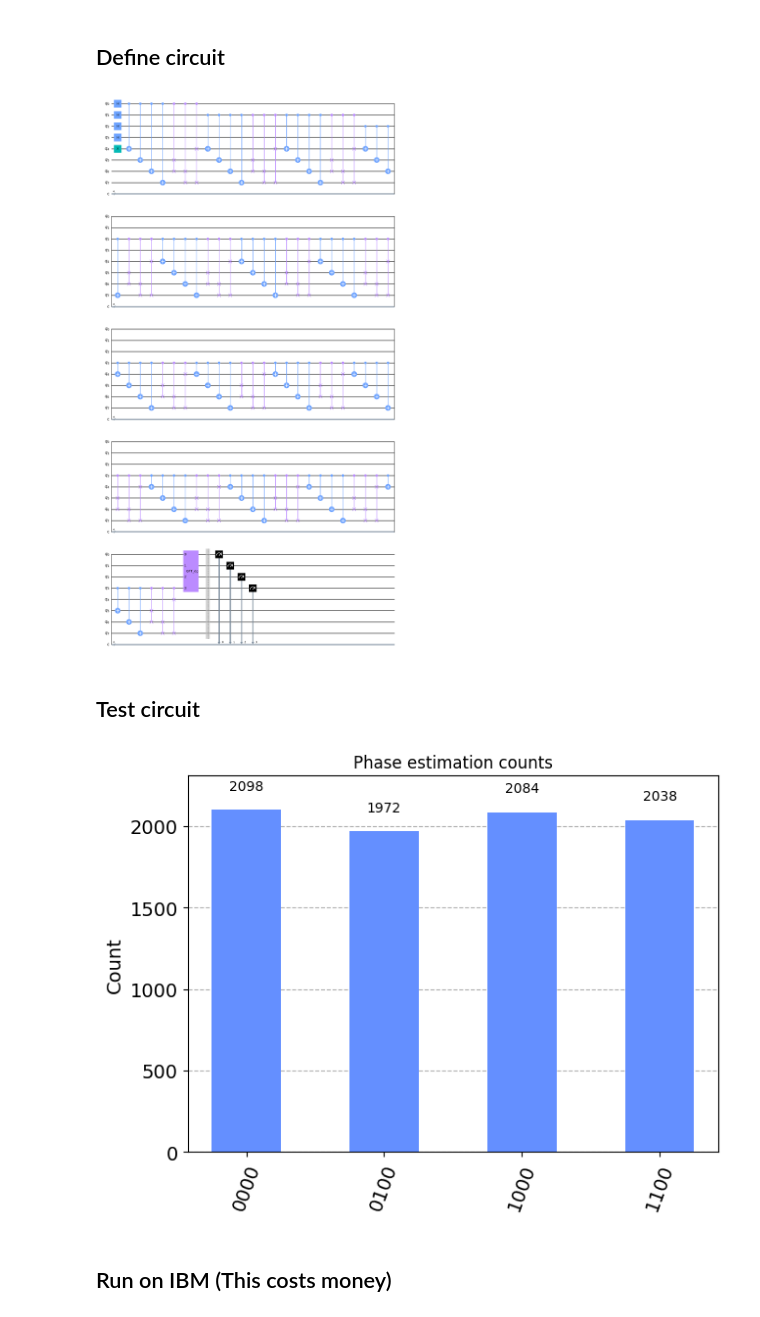
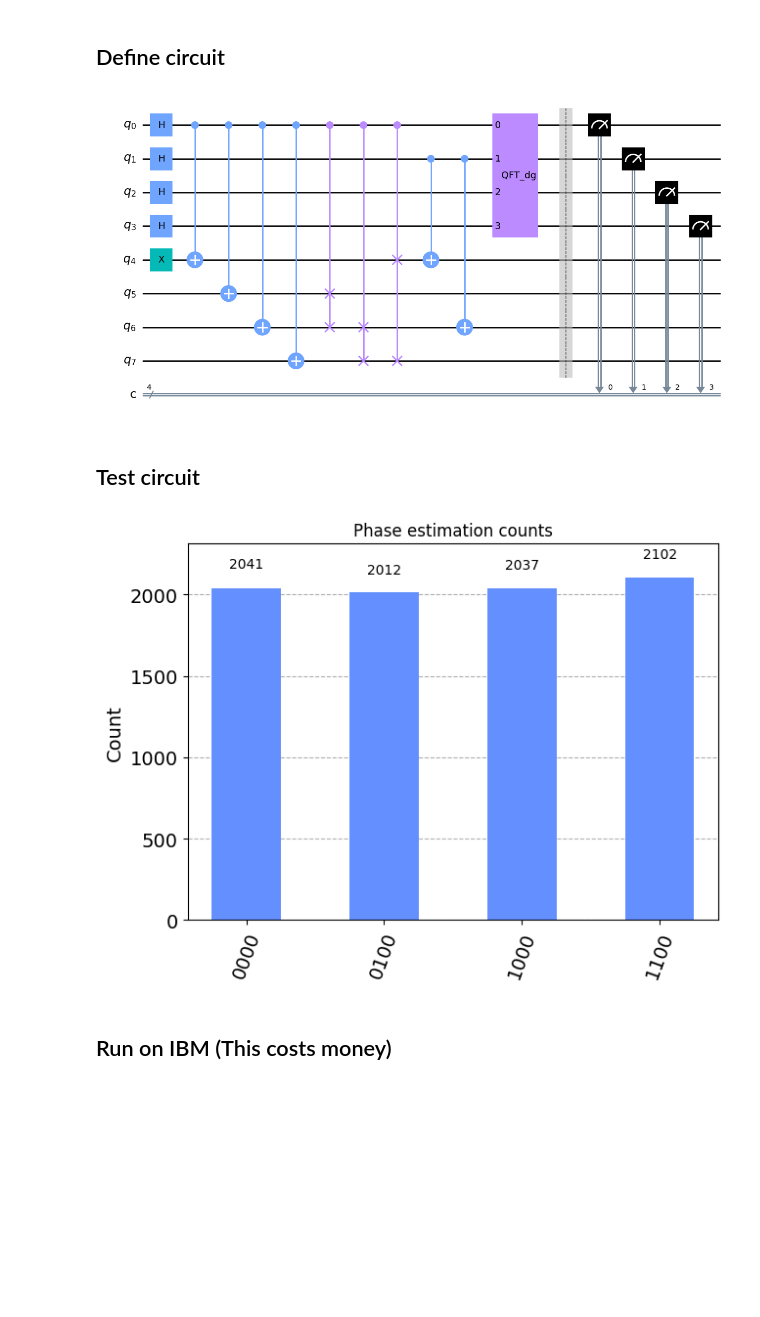
Before and after one commit to P2-718na/qft-speech, a Jupyter notebook: code/runtime-order-finding.ipynb, the cells around one changed output. Cells and saved outputs as stored; diff of their text form; code cells hidden in the pictures; blank space fills up the shorter version.

```diff
--- a/code/runtime-order-finding.ipynb
+++ b/code/runtime-order-finding.ipynb
@@ -11,47 +11,54 @@ from gates import *
 # %%
 circ = QuantumCircuit(8, 4)
 
 circ.h(range(4))
 circ.x(4)
 
 # Compute modular exponentiation for this particular choice
 #circ.append(c_7mod15_gate(1), [0, 4, 5, 6, 7])
 # fixme in pratica queste sono gate ccx, che sono diverse da gate cx, quindi non si riesce
 for _ in range(1):
   for i in range(4, 8):
     circ.cx(0, i)
   circ.cswap(0, 5, 6)
   circ.cswap(0, 6, 7)
   circ.cswap(0, 4, 7)
-#circ.append(c_7mod15_gate(2), [1, 4, 5, 6, 7])
-for _ in range(2):
-  for i in range(4, 8):
-    circ.cx(1, i)
-  circ.cswap(1, 5, 6)
-  circ.cswap(1, 6, 7)
-  circ.cswap(1, 4, 7)
-#circ.append(c_7mod15_gate(4), [2, 4, 5, 6, 7])
-for _ in range(4):
-  for i in range(4, 8):
-    circ.cx(2, i)
-  circ.cswap(2, 5, 6)
-  circ.cswap(2, 6, 7)
-  circ.cswap(2, 4, 7)
-#circ.append(c_7mod15_gate(8), [3, 4, 5, 6, 7])
-for _ in range(8):
-  for i in range(4, 8):
-    circ.cx(3, i)
-  circ.cswap(3, 5, 6)
-  circ.cswap(3, 6, 7)
-  circ.cswap(3, 4, 7)
+
+circ.cx(1, 4)
+circ.cx(1, 6)
+
+#circ.cx(0, 5)
+#circ.cx(0, 7)
+
+##circ.append(c_7mod15_gate(2), [1, 4, 5, 6, 7])
+#for _ in range(2):
+#  for i in range(4, 8):
+#    circ.cx(1, i)
+#  circ.cswap(1, 5, 6)
+#  circ.cswap(1, 6, 7)
+#  circ.cswap(1, 4, 7)
+##circ.append(c_7mod15_gate(4), [2, 4, 5, 6, 7])
+#for _ in range(4):
+#  for i in range(4, 8):
+#    circ.cx(2, i)
+#  circ.cswap(2, 5, 6)
+#  circ.cswap(2, 6, 7)
+#  circ.cswap(2, 4, 7)
+##circ.append(c_7mod15_gate(8), [3, 4, 5, 6, 7])
+#for _ in range(8):
+#  for i in range(4, 8):
+#    circ.cx(3, i)
+#  circ.cswap(3, 5, 6)
+#  circ.cswap(3, 6, 7)
+#  circ.cswap(3, 4, 7)
 
 circ.append(qft_gate(4).inverse(), range(4))
 
 circ.barrier(range(8))
 circ.measure(range(4), range(4))
 circ.draw("mpl")
 # %% [output]
-[figure, old version]
+[figure, new version]
 # %% [markdown]
 ## Test circuit
 # %%
@@ -61,7 +68,7 @@ result = simulator.run(transpiled_circ, shots=8192).result()
 counts = result.get_counts(transpiled_circ)
 plot_histogram(counts, title='Phase estimation counts')
 # %% [output]
-[figure, old version]
+[figure, new version]
 # %% [markdown]
 ## Run on IBM (This costs money)
 # %%
```
Also changed, not shown: parts of 3 cells of this notebook, 2 other files.
